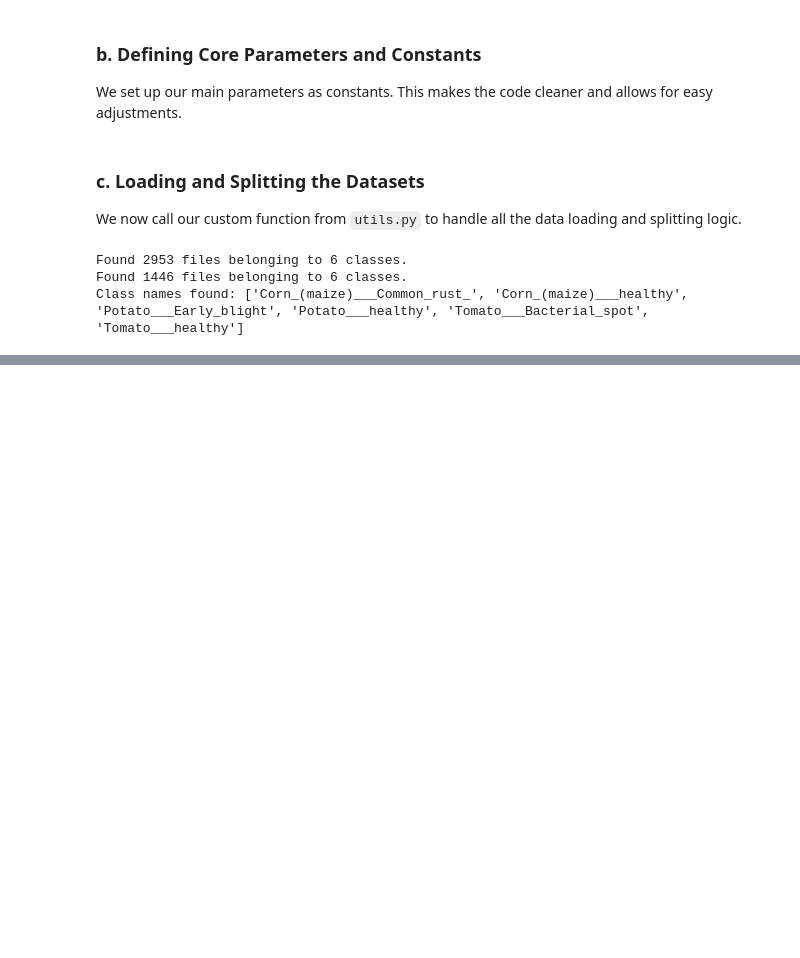
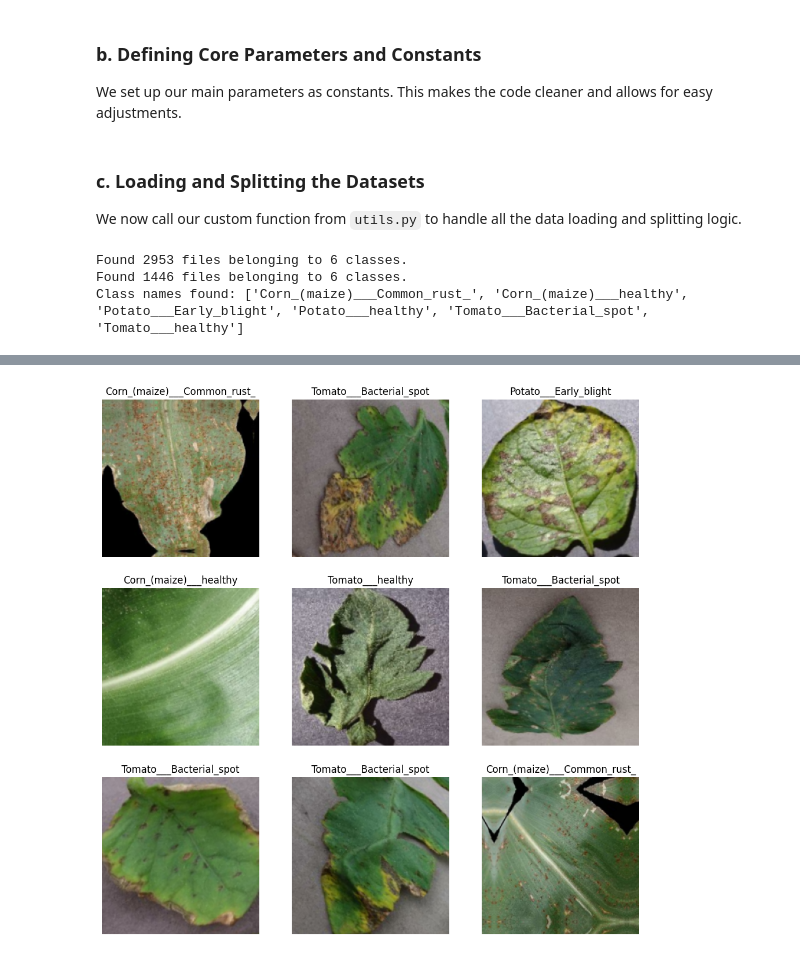
Before and after one commit to Christianib003/mlops, a Jupyter notebook: notebook/mlops.ipynb, the cells around one changed output, grey strips where cells are left out. Cells and saved outputs as stored; diff of their text form; code cells hidden in the pictures; blank space fills up the shorter version.

Commit message:
add visualization and class distribution

```diff
--- a/notebook/mlops.ipynb
+++ b/notebook/mlops.ipynb
@@ -42,0 +47,6 @@ Class names found: ['Corn_(maize)___Common_rust_', 'Corn_(maize)___healthy', 'Po
+# %%
+data_augmentation = tf.keras.Sequential([
+    tf.keras.layers.RandomFlip("horizontal_and_vertical"),
+    tf.keras.layers.RandomRotation(0.2),
+    tf.keras.layers.RandomZoom(0.2),
+])
@@ -42,0 +56,8 @@ Class names found: ['Corn_(maize)___Common_rust_', 'Corn_(maize)___healthy', 'Po
+# %%
+training_set = training_set.map(lambda x, y: (data_augmentation(x, training=True), y), num_parallel_calls=tf.data.AUTOTUNE)
+
+training_set = training_set.prefetch(buffer_size=tf.data.AUTOTUNE)
+validation_set = validation_set.prefetch(buffer_size=tf.data.AUTOTUNE)
+test_set = test_set.prefetch(buffer_size=tf.data.AUTOTUNE)
+
+print("Data pipelines built and optimized successfully.")
@@ -42,0 +69,3 @@ Class names found: ['Corn_(maize)___Common_rust_', 'Corn_(maize)___healthy', 'Po
+# %%
+plot_batch(training_set, class_names)
+# %% [output]
@@ -42,0 +73 @@ Class names found: ['Corn_(maize)___Common_rust_', 'Corn_(maize)___healthy', 'Po
+[figure, added]
```
Also changed, not shown: parts of 9 cells of this notebook, 1 other file.
